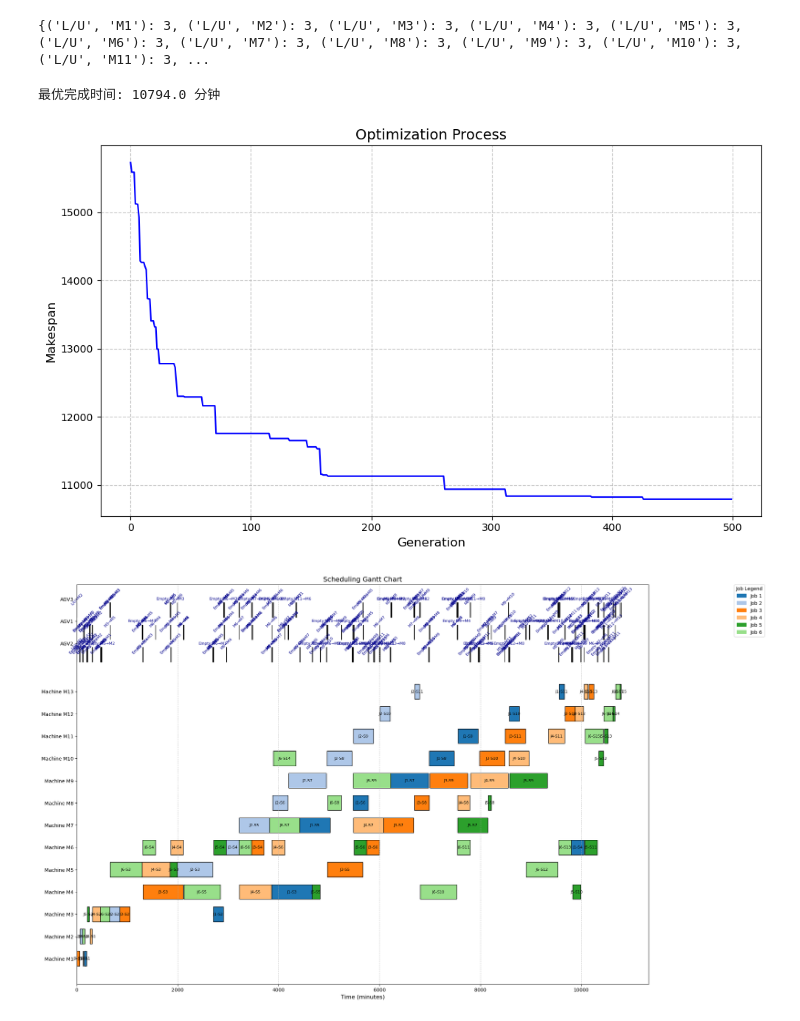
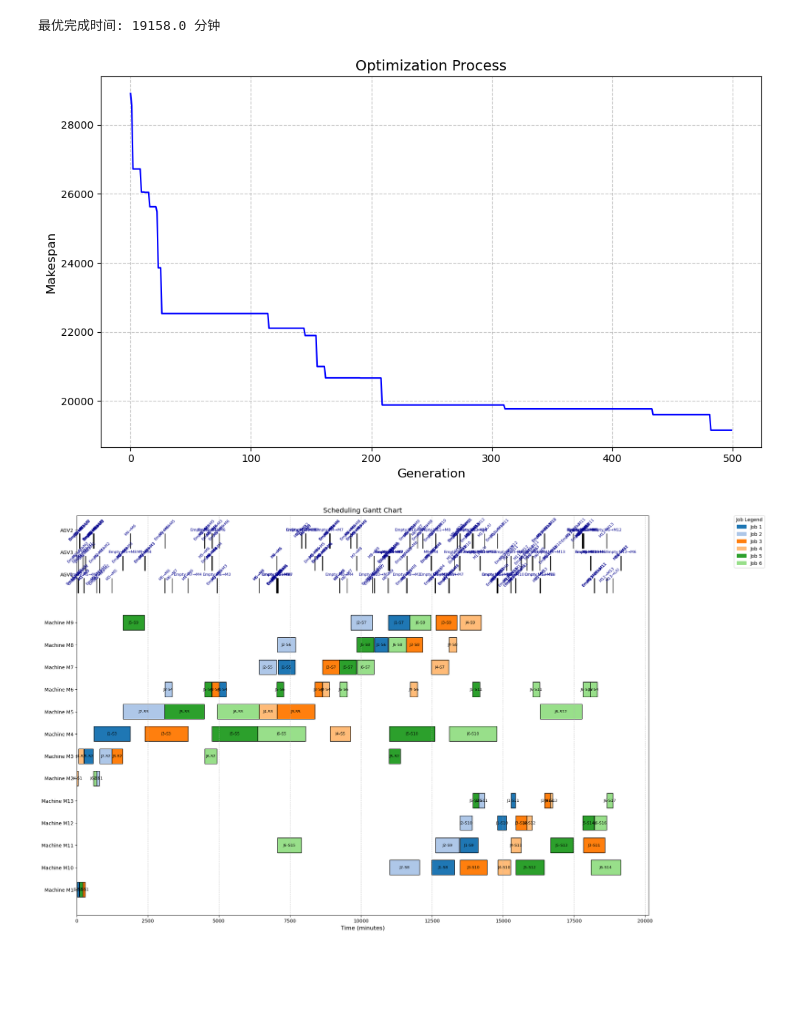
Before and after one commit to zakohao/open-hello-world, a Jupyter notebook: paper/fms-GA 2.0 .ipynb, the cells around one changed output. Saved outputs shown, nothing was run; the diff lists cells and outputs as text; code cells hidden in the pictures; blank space fills up the shorter version.

```diff
--- a/paper/fms-GA 2.0 .ipynb
+++ b/paper/fms-GA 2.0 .ipynb
@@ -447,8 +453,8 @@ AGV_COUNT = 2
     #('M2', 'M3'): 2, ('M2', 'M4'): 3,
     #('M3', 'M4'): 2
 #}
-for (a,b), t in list(TRANSPORT_TIME.items()):
-    TRANSPORT_TIME[(b,a)] = t
+#for (a,b), t in list(TRANSPORT_TIME.items()):
+    #TRANSPORT_TIME[(b,a)] = t
 # %%
 machines = [f'M{i}' for i in range(1, 14)]
 TRANSPORT_TIME = {}
@@ -471,8 +477,6 @@ for (a, b), t in list(TRANSPORT_TIME.items()):
         TRANSPORT_TIME[(b, a)] = t
 
 #print(TRANSPORT_TIME)
-# %% [output]
-{('L/U', 'M1'): 3, ('L/U', 'M2'): 3, ('L/U', 'M3'): 3, ('L/U', 'M4'): 3, ('L/U', 'M5'): 3, ('L/U', 'M6'): 3, ('L/U', 'M7'): 3, ('L/U', 'M8'): 3, ('L/U', 'M9'): 3, ('L/U', 'M10'): 3, ('L/U', 'M11'): 3, ...
 # %%
 class DynamicJSSPSolver:
     def __init__(self, transport_time, agv_count=2):
@@ -871,10 +875,10 @@ class DynamicJSSPSolver:
 
         y_ticks = []
         y_labels = []
-        #for idx, (machine, tasks) in enumerate(sorted(schedule['machines'].items())):
-        for idx, (machine, tasks) in enumerate(
-            sorted(schedule['machines'].items(), key=lambda x: int(''.join(filter(str.isdigit, x[0]))))
-        ):
+        for idx, (machine, tasks) in enumerate(sorted(schedule['machines'].items())):
+        #for idx, (machine, tasks) in enumerate(
+            #sorted(schedule['machines'].items(), key=lambda x: int(''.join(filter(str.isdigit, x[0]))))
+        #):
             y = idx * 3
             for task in tasks:
                 plt.barh(y=y,
@@ -921,33 +925,33 @@ class DynamicJSSPSolver:
         plt.xlabel('Time (minutes)', fontsize=12)
         plt.title('Scheduling Gantt Chart', fontsize=14)
         plt.grid(axis='x', linestyle='--', alpha=0.7)
 
         patches = [mpatches.Patch(color=colors[i%20], label=f'Job {i+1}')
                   for i in range(len(self.jobs))]
         plt.legend(handles=patches,
                    bbox_to_anchor=(1.15, 1),
                    loc='upper left',
                    borderaxespad=0.,
                    title="Job Legend")
 
         plt.subplots_adjust(left=0.25, right=0.8, hspace=0.4)
         plt.show()
 
 # 使用数据
 if __name__ == "__main__":
     solver = DynamicJSSPSolver(
         transport_time=TRANSPORT_TIME,
         agv_count=3
     )
 
     #time_matrix = time_matrix
     #machine_matrix = machine_matrix
 
     solver.update_production_data(time_matrix, machine_matrix)
     best_solution, history = solver.solve(pop_size=50, max_gen=500)
     print(f"最优完成时间: {best_solution.makespan} 分钟")
     solver.visualize(best_solution, history)
 # %% [output]
-最优完成时间: 10794.0 分钟
+最优完成时间: 19158.0 分钟
-[figure, old version]
+[figure, new version]
-[figure, old version]
+[figure, new version]
```
Also changed, not shown: parts of 3 cells of this notebook.
